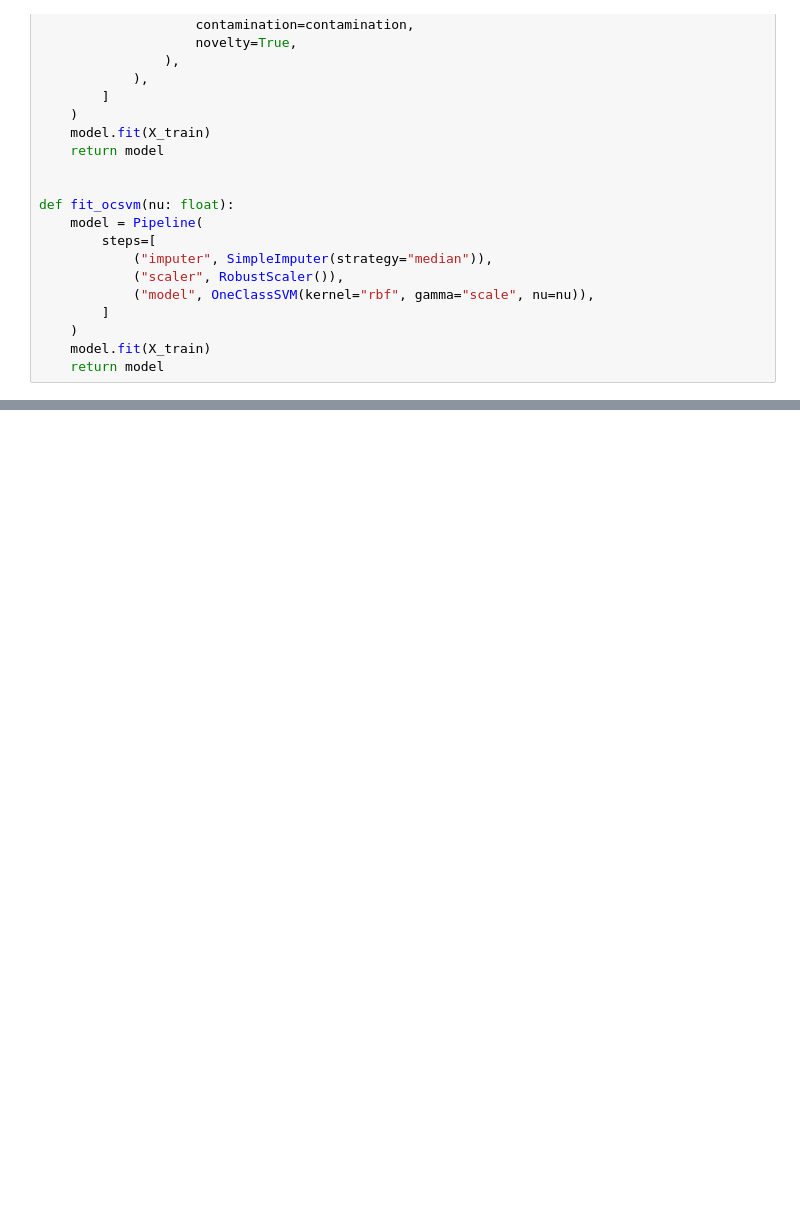
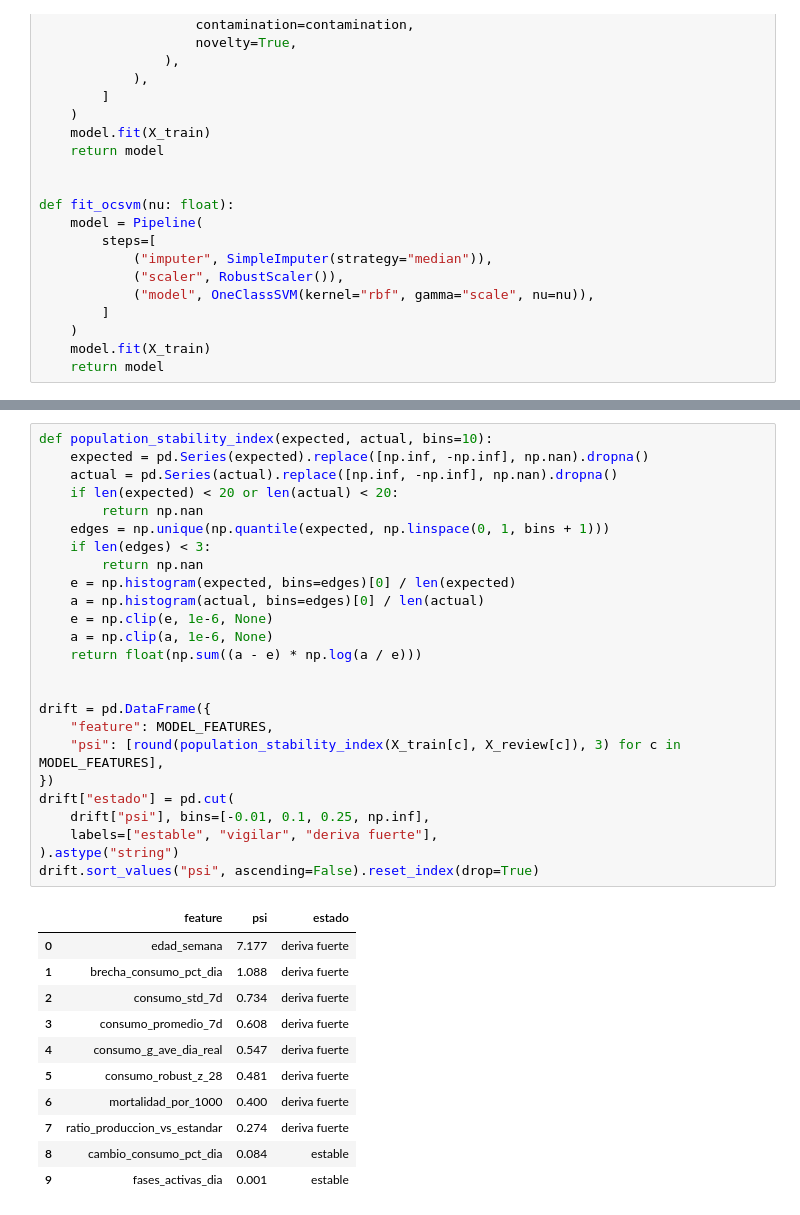
Before and after one commit to AnalistaBI25/Postura-Anomalias, a Jupyter notebook: notebooks/02_modelado_anomalias_no_supervisado.ipynb, the cells around one changed output, grey strips where cells are left out. Cells and saved outputs as stored; diff of their text form; blank space fills up the shorter version.

```diff
--- a/notebooks/02_modelado_anomalias_no_supervisado.ipynb
+++ b/notebooks/02_modelado_anomalias_no_supervisado.ipynb
@@ -317,0 +648,37 @@ Criterios mínimos para promover un modelo:
+# %%
+def population_stability_index(expected, actual, bins=10):
+    expected = pd.Series(expected).replace([np.inf, -np.inf], np.nan).dropna()
+    actual = pd.Series(actual).replace([np.inf, -np.inf], np.nan).dropna()
+    if len(expected) < 20 or len(actual) < 20:
+        return np.nan
+    edges = np.unique(np.quantile(expected, np.linspace(0, 1, bins + 1)))
+    if len(edges) < 3:
+        return np.nan
+    e = np.histogram(expected, bins=edges)[0] / len(expected)
+    a = np.histogram(actual, bins=edges)[0] / len(actual)
+    e = np.clip(e, 1e-6, None)
+    a = np.clip(a, 1e-6, None)
+    return float(np.sum((a - e) * np.log(a / e)))
+
+
+drift = pd.DataFrame({
+    "feature": MODEL_FEATURES,
+    "psi": [round(population_stability_index(X_train[c], X_review[c]), 3) for c in MODEL_FEATURES],
+})
+drift["estado"] = pd.cut(
+    drift["psi"], bins=[-0.01, 0.1, 0.25, np.inf],
+    labels=["estable", "vigilar", "deriva fuerte"],
+).astype("string")
+drift.sort_values("psi", ascending=False).reset_index(drop=True)
+# %% [output]
+|  | feature | psi | estado |
+| 0 | edad_semana | 7.177 | deriva fuerte |
+| 1 | brecha_consumo_pct_dia | 1.088 | deriva fuerte |
+| 2 | consumo_std_7d | 0.734 | deriva fuerte |
+| 3 | consumo_promedio_7d | 0.608 | deriva fuerte |
+| 4 | consumo_g_ave_dia_real | 0.547 | deriva fuerte |
+| 5 | consumo_robust_z_28 | 0.481 | deriva fuerte |
+| 6 | mortalidad_por_1000 | 0.400 | deriva fuerte |
+| 7 | ratio_produccion_vs_estandar | 0.274 | deriva fuerte |
+| 8 | cambio_consumo_pct_dia | 0.084 | estable |
+| 9 | fases_activas_dia | 0.001 | estable |
```
Also changed, not shown: parts of 53 cells of this notebook, 22 other files.
